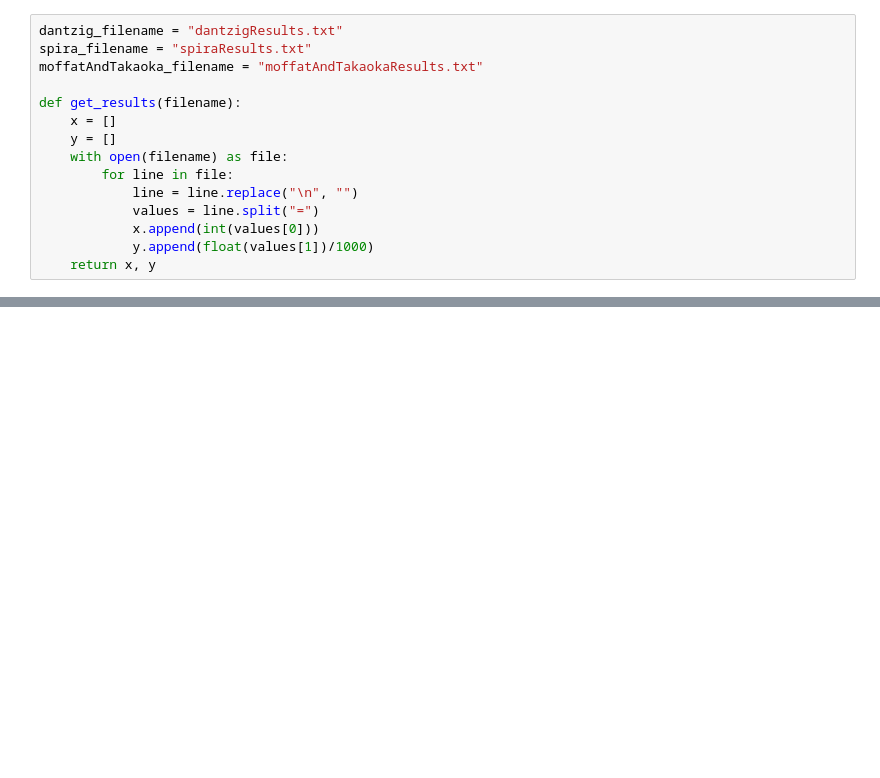
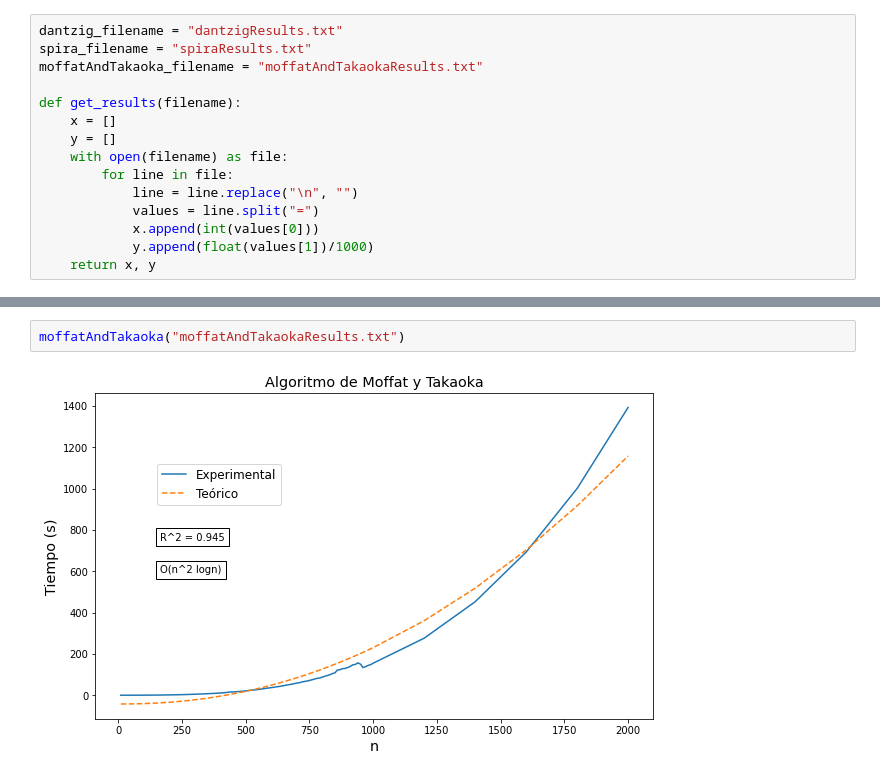
Before and after one commit to macarenaoyague/pfc-1, a Jupyter notebook: Results/Parser.ipynb, the cells around one changed output, grey strips where cells are left out. Drawn from its saved outputs; the diff is of its cells as text; blank space fills up the shorter version.

```diff
--- a/Results/Parser.ipynb
+++ b/Results/Parser.ipynb
@@ -53,0 +67,4 @@ dantzig("empty.txt")
+# %%
+moffatAndTakaoka("moffatAndTakaokaResults.txt")
+# %% [output]
+[figure, added]
```
Also changed, not shown: parts of 3 cells of this notebook.
